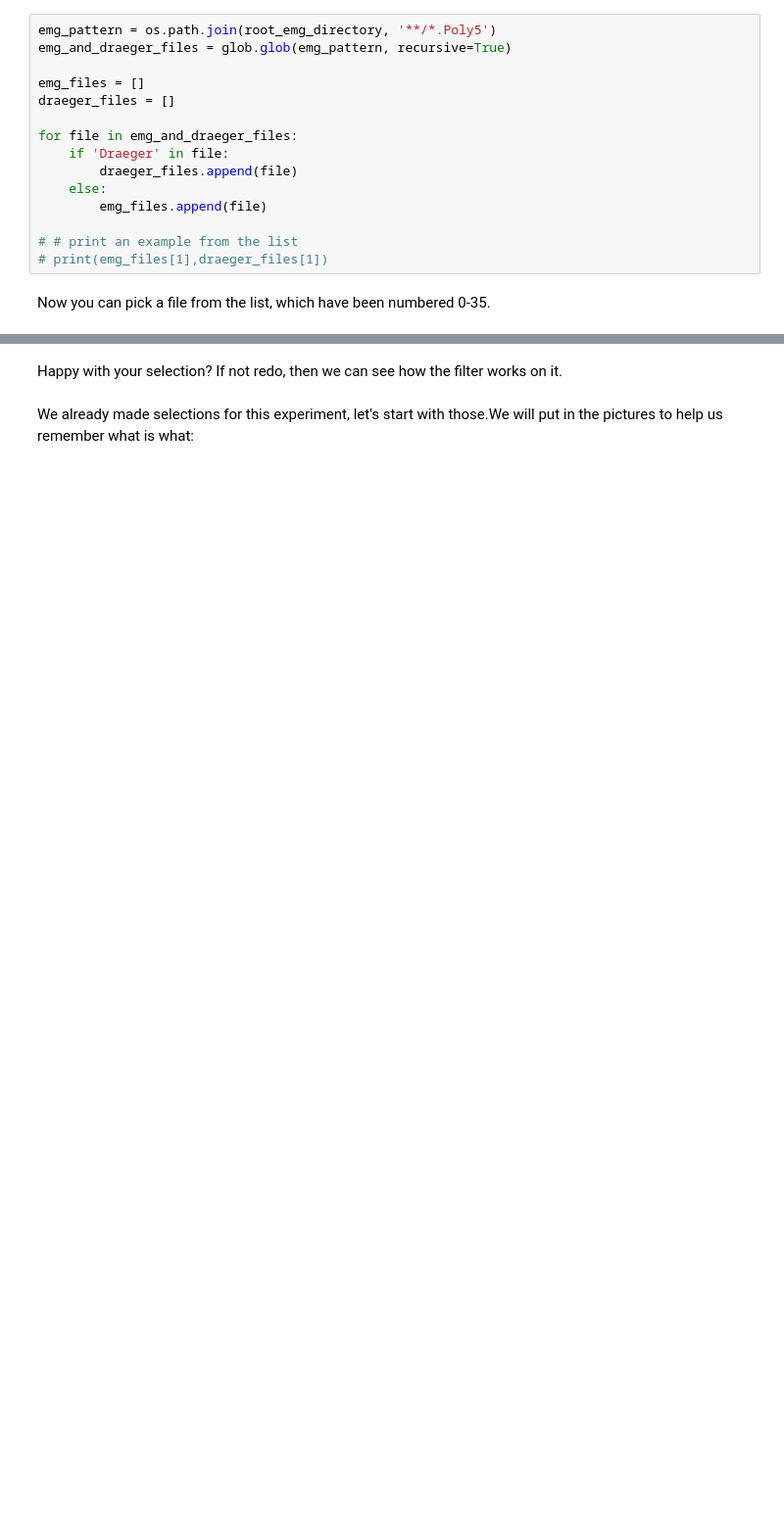
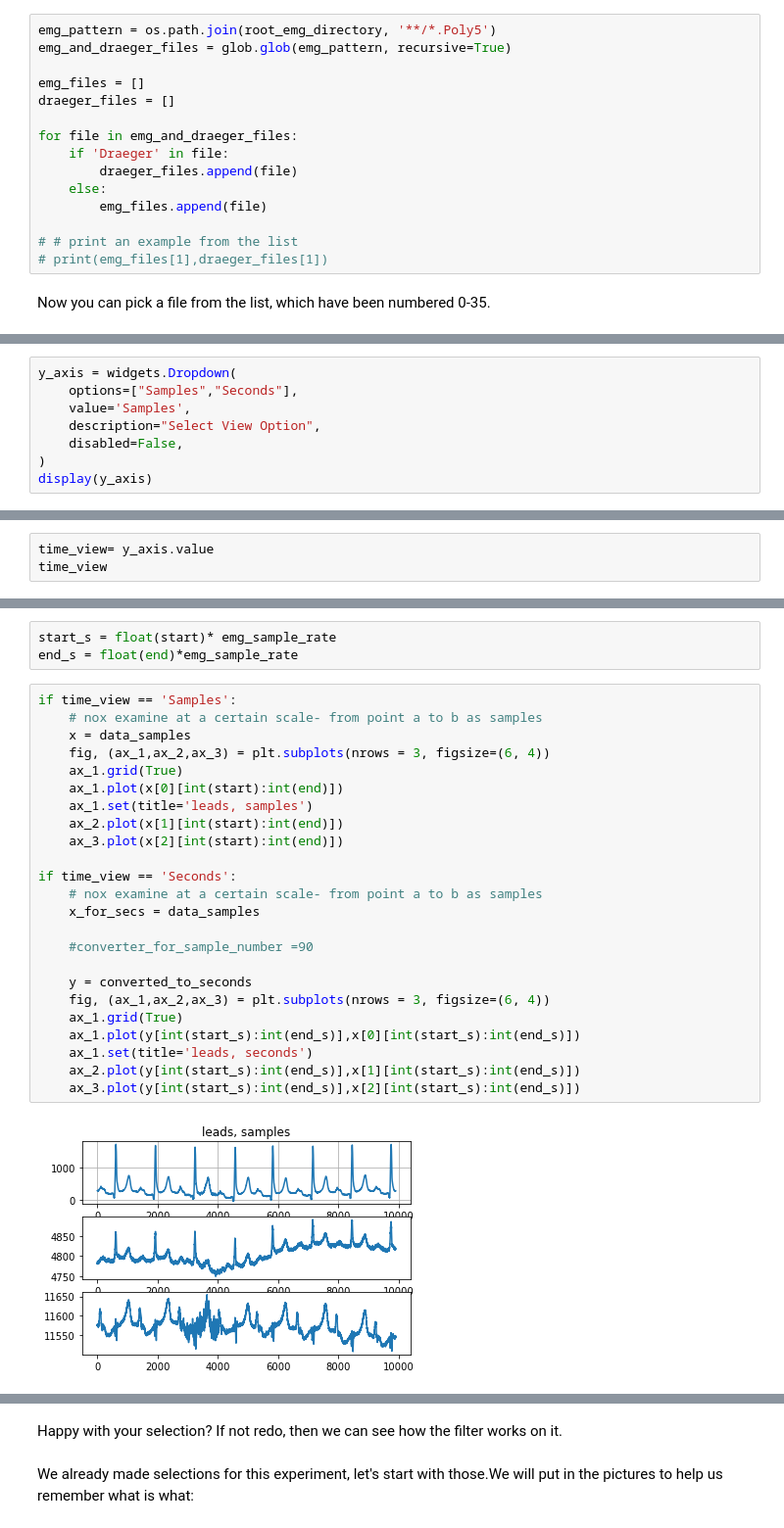
Before and after one commit to NLeSC/rsemg, a Jupyter notebook: researcher_interface/widgeted_breath_experiments.ipynb, the cells around one changed output, grey strips where cells are left out. Shown at 98% size. Cells and saved outputs as stored; diff of their text form; blank space fills up the shorter version.

```diff
--- a/researcher_interface/widgeted_breath_experiments.ipynb
+++ b/researcher_interface/widgeted_breath_experiments.ipynb
@@ -82,0 +105,8 @@ That is the whole unfiltered EMG, but  probably want to examine a part
+# %%
+y_axis = widgets.Dropdown(
+    options=["Samples","Seconds"],
+    value='Samples',
+    description="Select View Option",
+    disabled=False,
+)
+display(y_axis)
@@ -82,0 +115,3 @@ That is the whole unfiltered EMG, but  probably want to examine a part
+# %%
+time_view= y_axis.value
+time_view
@@ -89 +130,30 @@ end= input()
+# %%
+start_s = float(start)* emg_sample_rate
+end_s = float(end)*emg_sample_rate
+# %%
+if time_view == 'Samples':
+    # nox examine at a certain scale- from point a to b as samples
+    x = data_samples
+    fig, (ax_1,ax_2,ax_3) = plt.subplots(nrows = 3, figsize=(6, 4))
+    ax_1.grid(True)
+    ax_1.plot(x[0][int(start):int(end)])
+    ax_1.set(title='leads, samples')
+    ax_2.plot(x[1][int(start):int(end)])
+    ax_3.plot(x[2][int(start):int(end)])
+
+if time_view == 'Seconds':
+    # nox examine at a certain scale- from point a to b as samples
+    x_for_secs = data_samples
+
+    #converter_for_sample_number =90
+
+    y = converted_to_seconds
+    fig, (ax_1,ax_2,ax_3) = plt.subplots(nrows = 3, figsize=(6, 4))
+    ax_1.grid(True)
+    ax_1.plot(y[int(start_s):int(end_s)],x[0][int(start_s):int(end_s)])
+    ax_1.set(title='leads, seconds')
+    ax_2.plot(y[int(start_s):int(end_s)],x[1][int(start_s):int(end_s)])
+    ax_3.plot(y[int(start_s):int(end_s)],x[2][int(start_s):int(end_s)])
+# %% [output]
+[figure, added]
 # %%
```
Also changed, not shown: parts of 12 cells of this notebook, 1 other file.
